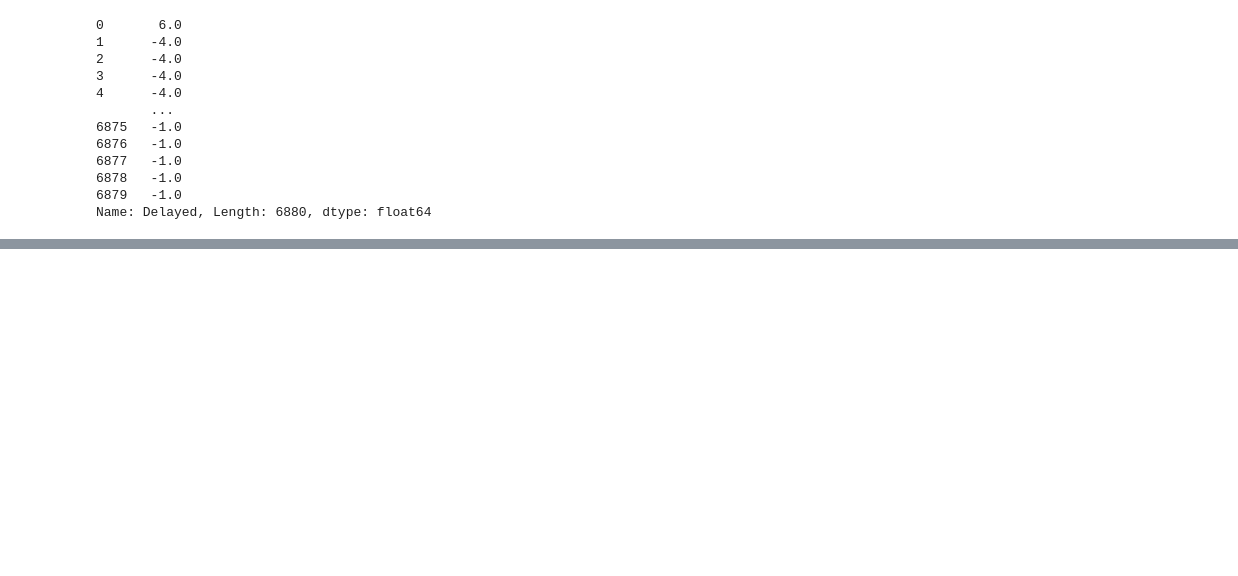
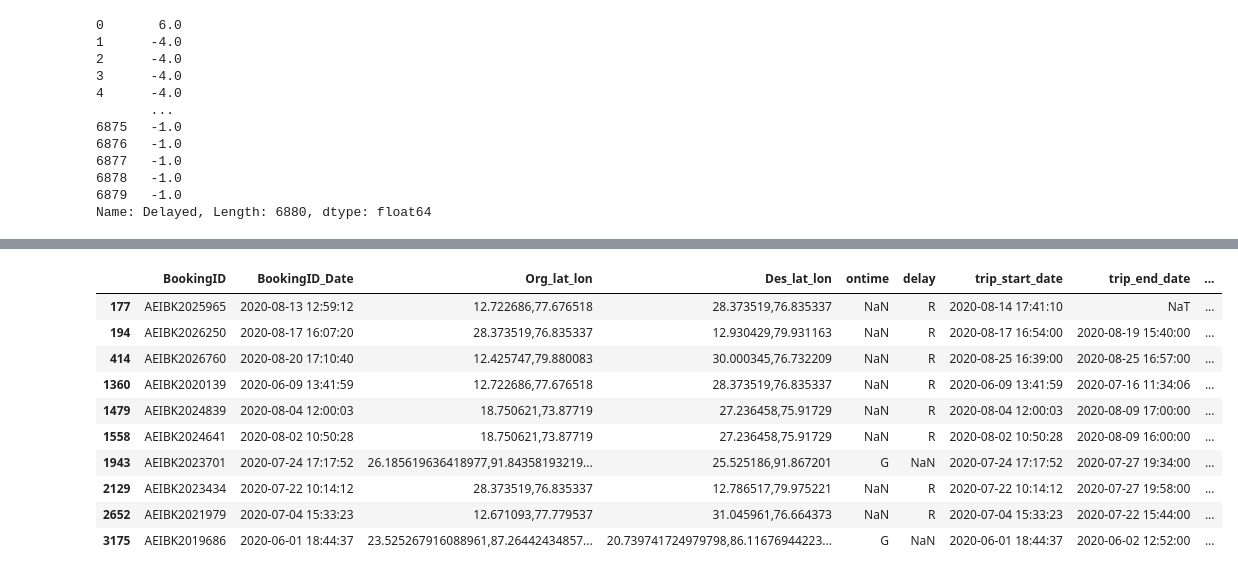
Before and after one commit to rakarnawat/Logistics_Visualization, a Jupyter notebook: dataCleaning.ipynb, the cells around one changed output, grey strips where cells are left out. Saved outputs shown, nothing was run; the diff lists cells and outputs as text; code cells hidden in the pictures; blank space fills up the shorter version.

```diff
--- a/dataCleaning.ipynb
+++ b/dataCleaning.ipynb
@@ -189,0 +190,11 @@ df1.to_csv("F:/Projects/Logistics_Visualization/data/Cleaned_Data.csv")
+# %%
+# Total Orders
+# Extract year and month from 'BookingID_Date'
+df1['Year'] = df1['BookingID_Date'].dt.year
+df1['Month'] = df1['BookingID_Date'].dt.month
+
+# Count the number of bookings per distinct year-month combination
+booking_counts = df1.groupby(['Year','Month']).size().reset_index(name='Booking_Count')
+
+# Print the result
+print(booking_counts)
@@ -189,0 +219,14 @@ df1.to_csv("F:/Projects/Logistics_Visualization/data/Cleaned_Data.csv")
+# %%
+df1[df1['Driver_Name'] == 'ASHOK KUMAR']
+# %% [output]
+|  | BookingID | BookingID_Date | Org_lat_lon | Des_lat_lon | ontime | delay | trip_start_date | trip_end_date | ... |
+| 177 | AEIBK2025965 | 2020-08-13 12:59:12 | 12.722686,77.676518 | 28.373519,76.835337 | NaN | R | 2020-08-14 17:41:10 | NaT | ... |
+| 194 | AEIBK2026250 | 2020-08-17 16:07:20 | 28.373519,76.835337 | 12.930429,79.931163 | NaN | R | 2020-08-17 16:54:00 | 2020-08-19 15:40:00 | ... |
+| 414 | AEIBK2026760 | 2020-08-20 17:10:40 | 12.425747,79.880083 | 30.000345,76.732209 | NaN | R | 2020-08-25 16:39:00 | 2020-08-25 16:57:00 | ... |
+| 1360 | AEIBK2020139 | 2020-06-09 13:41:59 | 12.722686,77.676518 | 28.373519,76.835337 | NaN | R | 2020-06-09 13:41:59 | 2020-07-16 11:34:06 | ... |
+| 1479 | AEIBK2024839 | 2020-08-04 12:00:03 | 18.750621,73.87719 | 27.236458,75.91729 | NaN | R | 2020-08-04 12:00:03 | 2020-08-09 17:00:00 | ... |
+| 1558 | AEIBK2024641 | 2020-08-02 10:50:28 | 18.750621,73.87719 | 27.236458,75.91729 | NaN | R | 2020-08-02 10:50:28 | 2020-08-09 16:00:00 | ... |
+| 1943 | AEIBK2023701 | 2020-07-24 17:17:52 | 26.185619636418977,91.84358193219... | 25.525186,91.867201 | G | NaN | 2020-07-24 17:17:52 | 2020-07-27 19:34:00 | ... |
+| 2129 | AEIBK2023434 | 2020-07-22 10:14:12 | 28.373519,76.835337 | 12.786517,79.975221 | NaN | R | 2020-07-22 10:14:12 | 2020-07-27 19:58:00 | ... |
+| 2652 | AEIBK2021979 | 2020-07-04 15:33:23 | 12.671093,77.779537 | 31.045961,76.664373 | NaN | R | 2020-07-04 15:33:23 | 2020-07-22 15:44:00 | ... |
+| 3175 | AEIBK2019686 | 2020-06-01 18:44:37 | 23.525267916088961,87.26442434857... | 20.739741724979798,86.11676944223... | G | NaN | 2020-06-01 18:44:37 | 2020-06-02 12:52:00 | ... |
```
Also changed, not shown: parts of 4 cells of this notebook, 1 other file.
